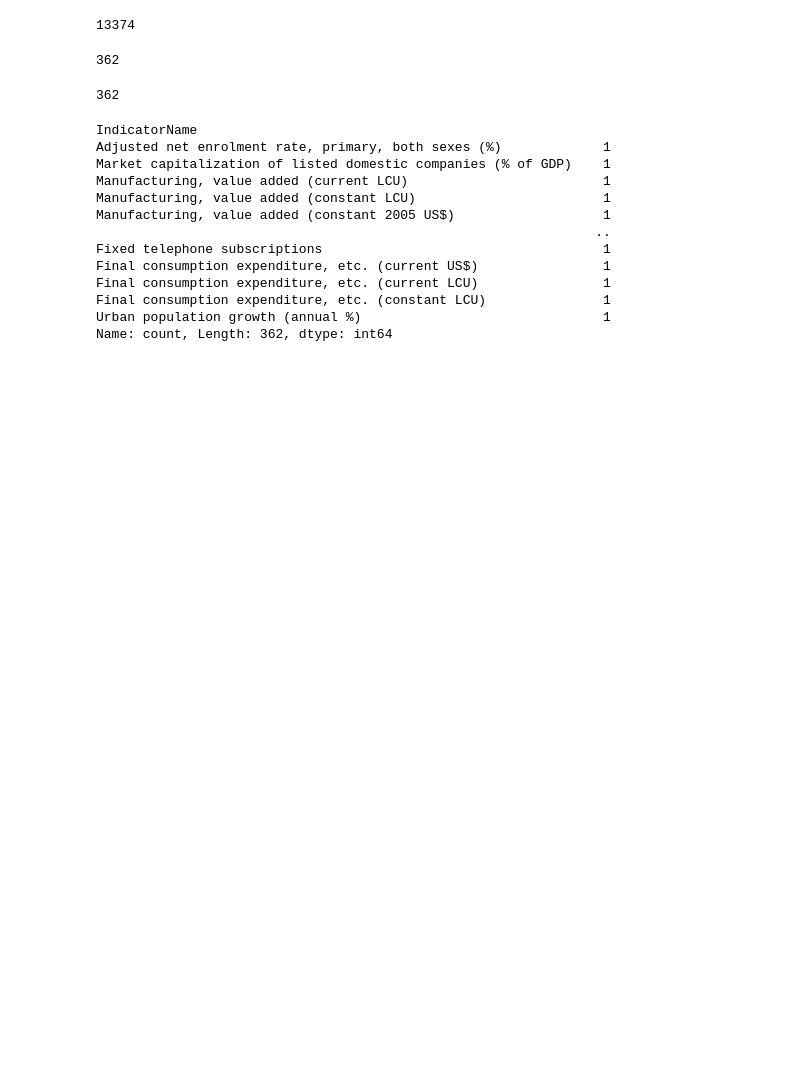
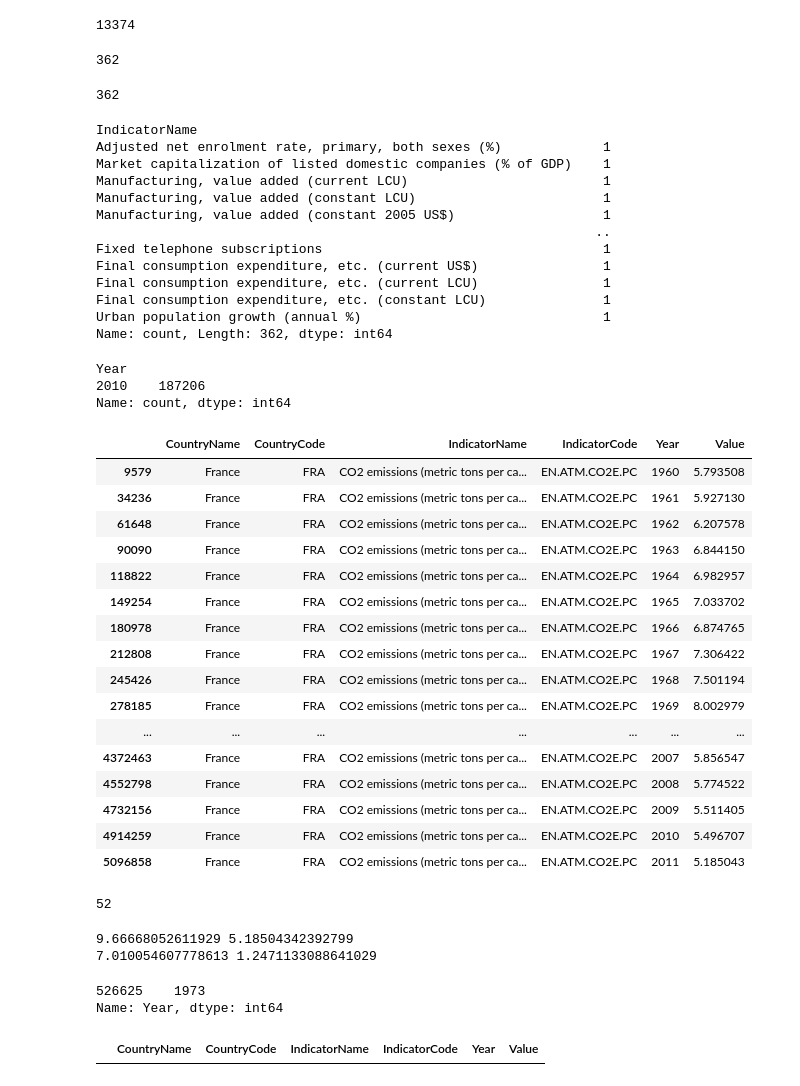
Before and after one commit to gadialoumatou02/TP, a Jupyter notebook: TP9/Analyse et traitement du dataset Indicators.ipynb, the cells around one changed output. Saved outputs shown, nothing was run; the diff lists cells and outputs as text; code cells hidden in the pictures; blank space fills up the shorter version.

Commit message:
ajout du dataframe france

```diff
--- a/TP9/Analyse et traitement du dataset Indicators.ipynb
+++ b/TP9/Analyse et traitement du dataset Indicators.ipynb
@@ -111,3 +125,73 @@ Final consumption expenditure, etc. (current LCU)                1
 Final consumption expenditure, etc. (constant LCU)               1
 Urban population growth (annual %)                               1
 Name: count, Length: 362, dtype: int64
+# %%
+#Quelle est l'année la plus représentée dans le jeu de données ?
+#Combien de fois y apparait-elle ?
+(df['Year'].value_counts()).head(1)
+# %% [output]
+Year
+2010    187206
+Name: count, dtype: int64
+# %%
+#Générez un dataframe extrait du dataframe initial
+#restreint aux données relatives aux émissions de CO2
+# par habitant en France.
+f1=df[(df['CountryName']=='France') & (df['IndicatorName']=='CO2 emissions (metric tons per capita)')]
+f1
+# %% [output]
+|  | CountryName | CountryCode | IndicatorName | IndicatorCode | Year | Value |
+| 9579 | France | FRA | CO2 emissions (metric tons per ca... | EN.ATM.CO2E.PC | 1960 | 5.793508 |
+| 34236 | France | FRA | CO2 emissions (metric tons per ca... | EN.ATM.CO2E.PC | 1961 | 5.927130 |
+| 61648 | France | FRA | CO2 emissions (metric tons per ca... | EN.ATM.CO2E.PC | 1962 | 6.207578 |
+| 90090 | France | FRA | CO2 emissions (metric tons per ca... | EN.ATM.CO2E.PC | 1963 | 6.844150 |
+| 118822 | France | FRA | CO2 emissions (metric tons per ca... | EN.ATM.CO2E.PC | 1964 | 6.982957 |
+| 149254 | France | FRA | CO2 emissions (metric tons per ca... | EN.ATM.CO2E.PC | 1965 | 7.033702 |
+| 180978 | France | FRA | CO2 emissions (metric tons per ca... | EN.ATM.CO2E.PC | 1966 | 6.874765 |
+| 212808 | France | FRA | CO2 emissions (metric tons per ca... | EN.ATM.CO2E.PC | 1967 | 7.306422 |
+| 245426 | France | FRA | CO2 emissions (metric tons per ca... | EN.ATM.CO2E.PC | 1968 | 7.501194 |
+| 278185 | France | FRA | CO2 emissions (metric tons per ca... | EN.ATM.CO2E.PC | 1969 | 8.002979 |
+| ... | ... | ... | ... | ... | ... | ... |
+| 4372463 | France | FRA | CO2 emissions (metric tons per ca... | EN.ATM.CO2E.PC | 2007 | 5.856547 |
+| 4552798 | France | FRA | CO2 emissions (metric tons per ca... | EN.ATM.CO2E.PC | 2008 | 5.774522 |
+| 4732156 | France | FRA | CO2 emissions (metric tons per ca... | EN.ATM.CO2E.PC | 2009 | 5.511405 |
+| 4914259 | France | FRA | CO2 emissions (metric tons per ca... | EN.ATM.CO2E.PC | 2010 | 5.496707 |
+| 5096858 | France | FRA | CO2 emissions (metric tons per ca... | EN.ATM.CO2E.PC | 2011 | 5.185043 |
+# %%
+#Combien ce dataframe contient-il d'enregistrements ?
+len(f1)
+# %% [output]
+52
+# %%
+#Donnez les statistiques suivantes sur ces données (moyenne, écart-type, médiane, minimum, maximum)
+max=f1['Value'].max()
+min=f1['Value'].min()
+mean=f1['Value'].mean()
+std=f1['Value'].std()
+print(max,min)
+print(mean,std)
+# %% [output]
+9.66668052611929 5.18504342392799
+7.010054607778613 1.2471133088641029
+# %%
+#En quelle année a-t-on pu observer la plus
+#forte valeur d'émission de CO2 par habitant en France ?
+df['Year'][df['Value']==max]
+# %% [output]
+526625    1973
+Name: Year, dtype: int64
+# %%
+#Générez un dataframe restreint aux données de la France,
+#extrait du dataframe initial et ayant les caractéristiques suivantes :
+#Le dataframe contient trois colonnes nommées respectivement Année, CO2 et PIB
+#Ce dataframe possède un enregistrement par année
+#Pour chaque enregistrement les colonnes CO2 et PIB contiennent les valeurs
+#respectivement associées aux indicateurs 'CO2 emission per capita' et
+# 'GPB per capita' pour l'année correspondante.
+
+df_france=df[df['IndicatorName']=='France'] #Récupére le dataframe telle que IndicatorName est la France
+#df_france.columns=['Année','CO2','PIB']
+
+df_france
+# %% [output]
+|  | CountryName | CountryCode | IndicatorName | IndicatorCode | Year | Value |
```
Also changed, not shown: parts of 5 cells of this notebook.
